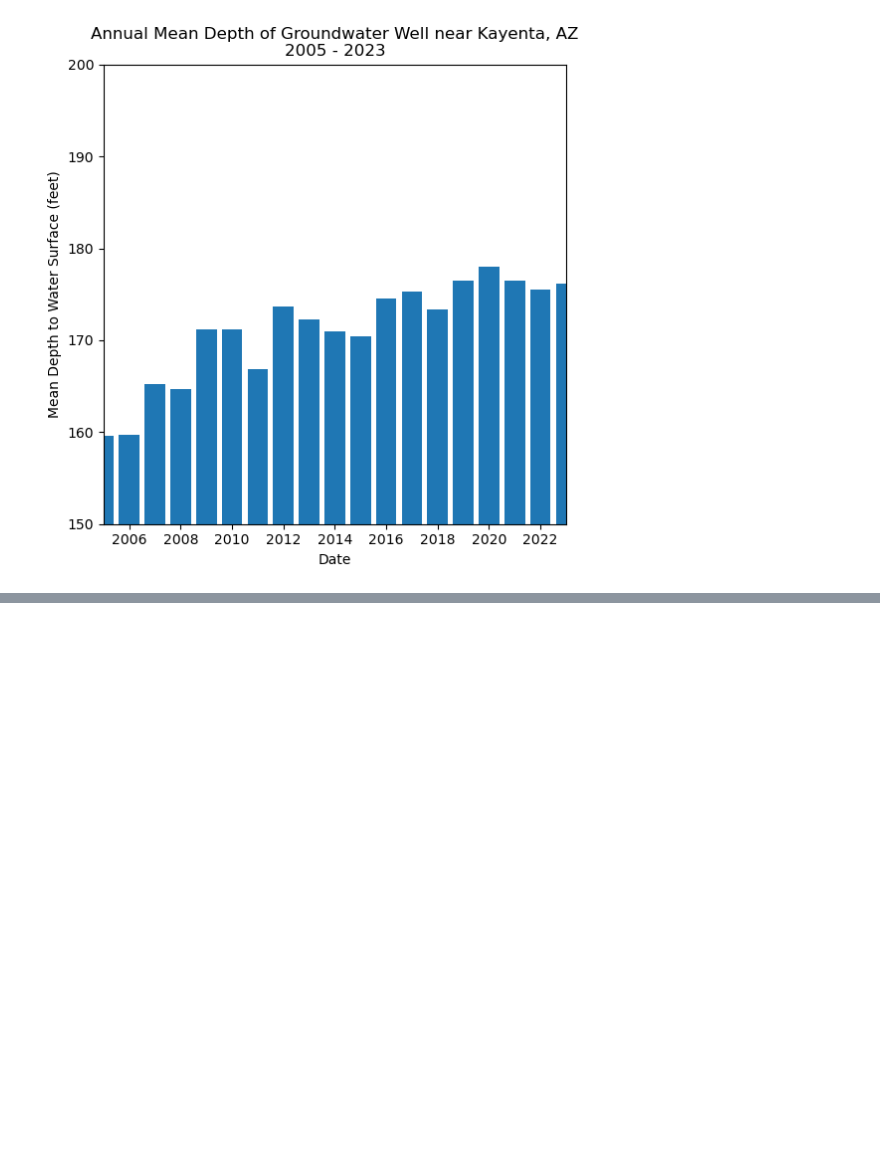
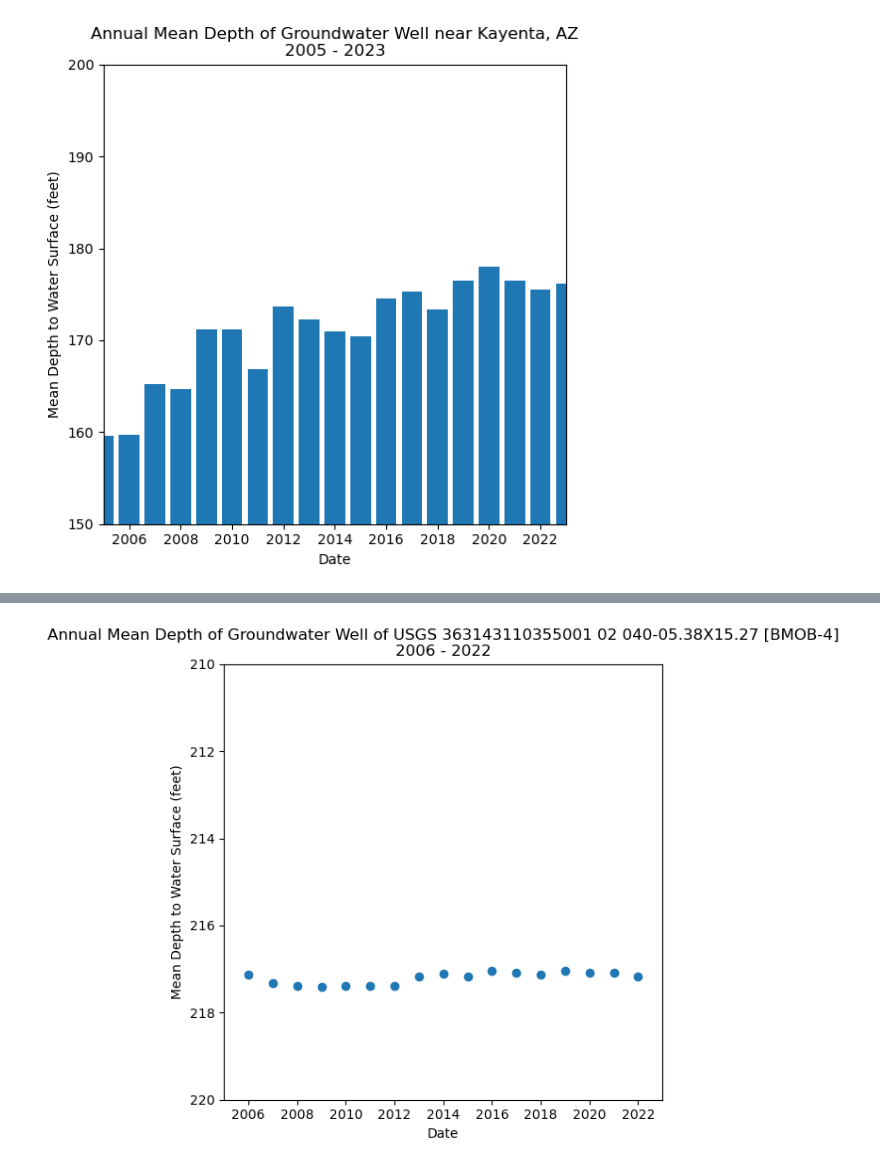
Before and after one commit to ScottNSheldon/time-series-data-ScottNSheldon, a Jupyter notebook: stars-02-time-series.ipynb, the cells around one changed output, grey strips where cells are left out. Cells and saved outputs as stored; diff of their text form; code cells hidden in the pictures; blank space fills up the shorter version.

Commit message:
depth data around mesa

```diff
--- a/stars-02-time-series.ipynb
+++ b/stars-02-time-series.ipynb
@@ -1052,0 +1076,35 @@ plt.show()
+# %%
+#URL
+bmob4_url = ('https://waterdata.usgs.gov/nwis/dv?cb_72019=on&format=rdb&'
+             'site_no=363143110355001&legacy=&referred_module=sw&period'
+             '=&begin_date=2006-01-01&end_date=2022-12-31')
+
+#Download data with HTTP Request
+bmob4_data = requests.get(bmob4_url)
+
+bmob4_depth = pd.read_csv(
+    BytesIO(bmob4_data.content),
+    comment='#',
+    delimiter='\t',
+    skiprows=[29,30],
+    names=["Agency","Site ID","Date", "Depth","Code"],
+    index_col='Date',
+    parse_dates=True,
+)
+
+bmob4_depth_annual = bmob4_depth[['Depth']].resample('YS').max()
+
+fig, ax = plt.subplots(figsize=(6,6))
+ax.scatter(bmob4_depth_annual.index.year.values,
+       bmob4_depth_annual['Depth'].values)
+ax.set(xlabel="Date",
+       ylabel="Mean Depth to Water Surface (feet)",
+       title="Annual Mean Depth of Groundwater Well of USGS 363143110355001 02 040-05.38X15.27 [BMOB-4]\n2006 - 2022")
+plt.ylim(210,220)
+plt.xlim (2005,2023)
+ax = plt.gca()
+ax.invert_yaxis()
+
+plt.show()
+# %% [output]
+[figure, added]
```
Also changed, not shown: parts of 5 cells of this notebook.
